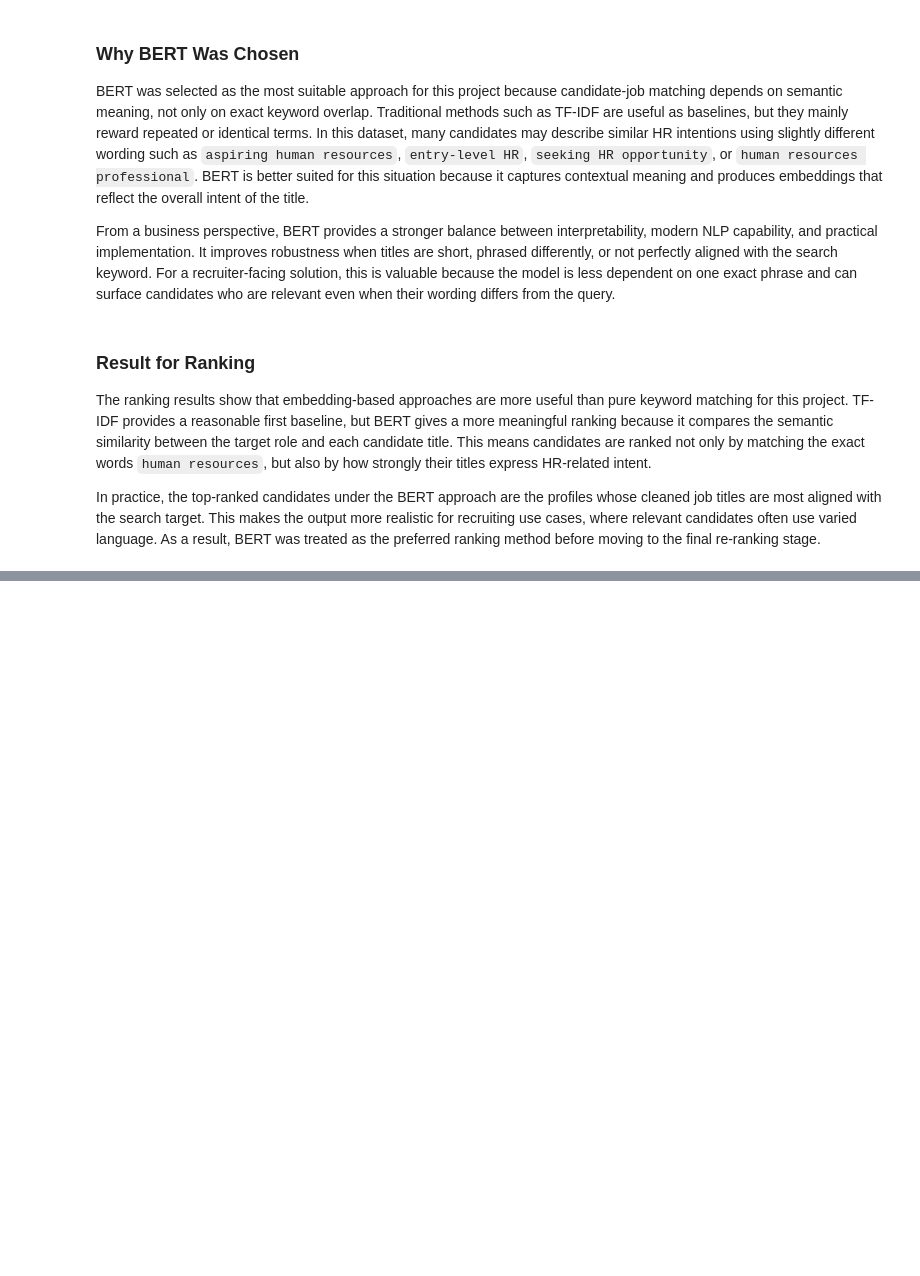
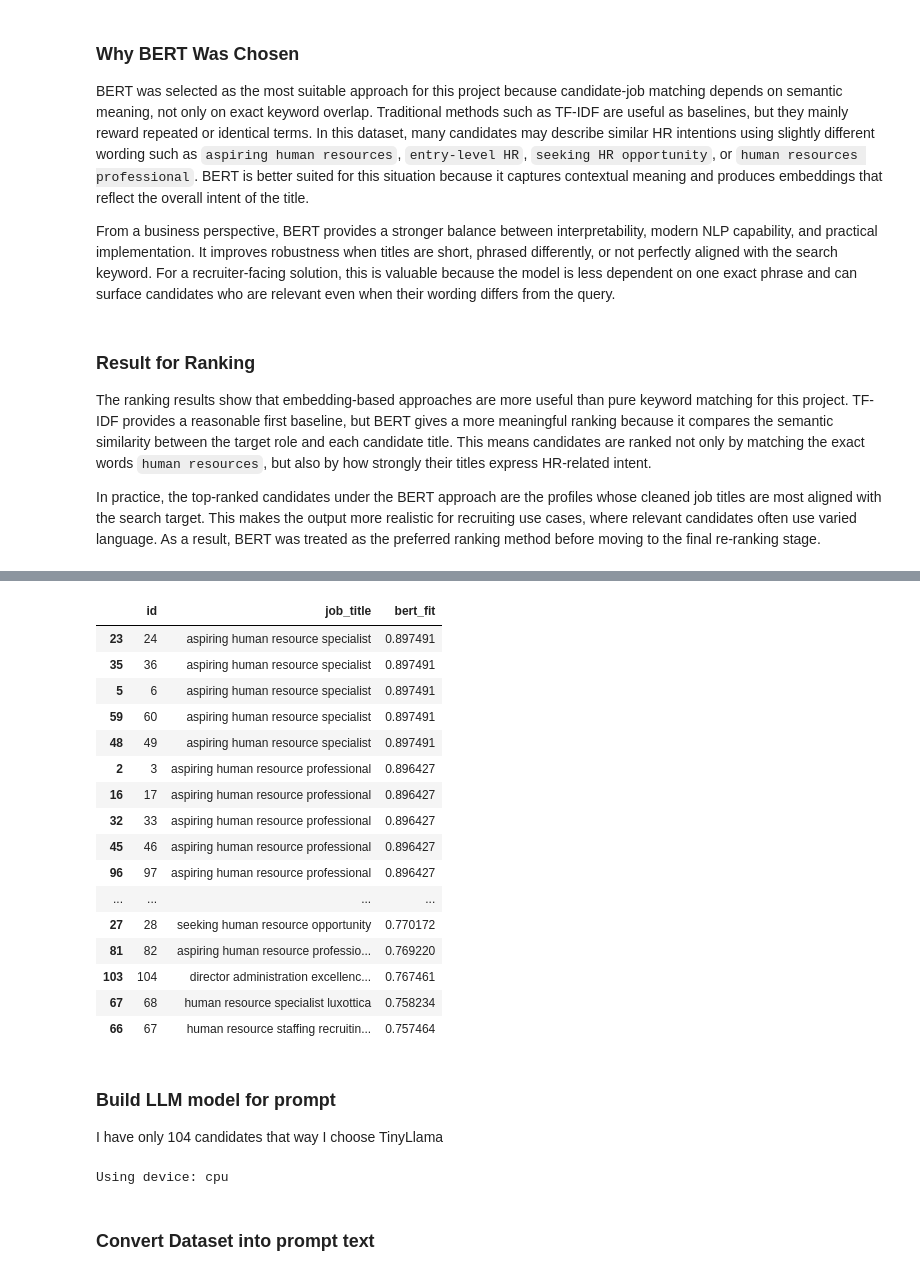
Before and after one commit to Ch-Ibrahim/nRhDDUb08MZl0Gfa, a Jupyter notebook: Potential Talents-Human Resources.ipynb, the cells around one changed output, grey strips where cells are left out. Saved outputs shown, nothing was run; the diff lists cells and outputs as text; code cells hidden in the pictures; blank space fills up the shorter version.

Commit message:
### Build LLM model for prompt
### Build LLM model for prompt

```diff
--- a/Potential Talents-Human Resources.ipynb
+++ b/Potential Talents-Human Resources.ipynb
@@ -859,0 +626,46 @@ For future improvement, the focus should be on adding richer candidate features,
+# %%
+search_term = keywords[0]
+Data_Prompt=data.copy()
+#Data_Prompt=Data_Prompt.sort_values('bert_fit' )#, ascending=False).head(30).reset_index(drop=True)
+Data_Prompt.drop(['fasttext_fit','tfidf_fit', 'Word2Vec_fit','gloVe_fit'], axis=1, inplace=True)
+Data_Prompt.drop(['location','connection'], axis=1, inplace=True)
+Data_Prompt.head(30)
+# %% [output]
+|  | id | job_title | bert_fit |
+| 23 | 24 | aspiring human resource specialist | 0.897491 |
+| 35 | 36 | aspiring human resource specialist | 0.897491 |
+| 5 | 6 | aspiring human resource specialist | 0.897491 |
+| 59 | 60 | aspiring human resource specialist | 0.897491 |
+| 48 | 49 | aspiring human resource specialist | 0.897491 |
+| 2 | 3 | aspiring human resource professional | 0.896427 |
+| 16 | 17 | aspiring human resource professional | 0.896427 |
+| 32 | 33 | aspiring human resource professional | 0.896427 |
+| 45 | 46 | aspiring human resource professional | 0.896427 |
+| 96 | 97 | aspiring human resource professional | 0.896427 |
+| ... | ... | ... | ... |
+| 27 | 28 | seeking human resource opportunity | 0.770172 |
+| 81 | 82 | aspiring human resource professio... | 0.769220 |
+| 103 | 104 | director administration excellenc... | 0.767461 |
+| 67 | 68 | human resource specialist luxottica | 0.758234 |
+| 66 | 67 | human resource staffing recruitin... | 0.757464 |
+# %% [markdown]
+### Build LLM model for prompt
+
+I have only 104 candidates that way I choose TinyLlama
+# %%
+from transformers import AutoTokenizer, AutoModelForCausalLM
+import torch
+
+model_name = "TinyLlama/TinyLlama-1.1B-Chat-v1.0"
+
+tokenizer = AutoTokenizer.from_pretrained(model_name)
+model = AutoModelForCausalLM.from_pretrained(model_name)
+
+device = "cuda" if torch.cuda.is_available() else "cpu"
+model = model.to(device)
+
+print("Using device:", device)
+# %% [output]
+Using device: cpu
+# %% [markdown]
+### Convert Dataset into prompt text
```
Also changed, not shown: parts of 33 cells of this notebook.
